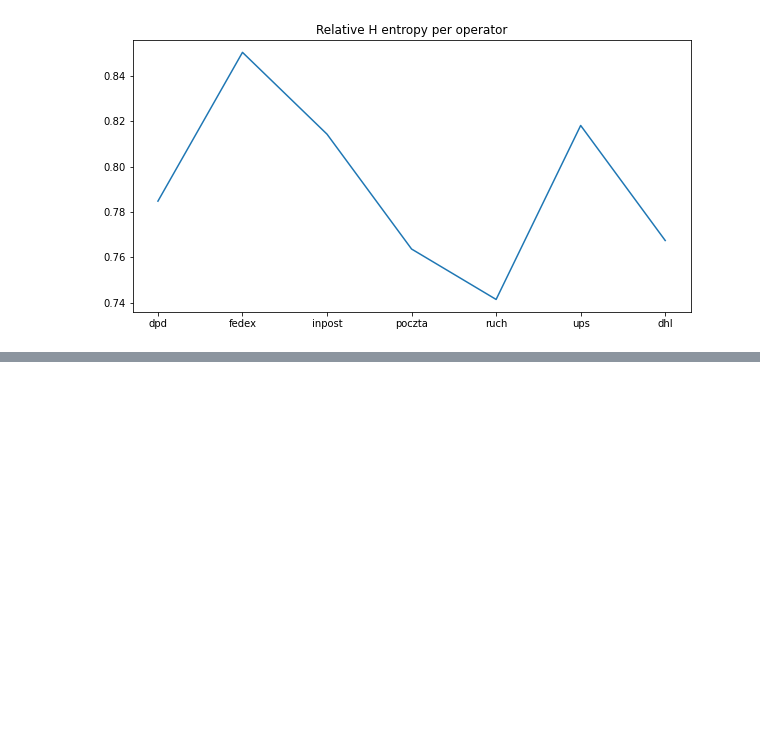
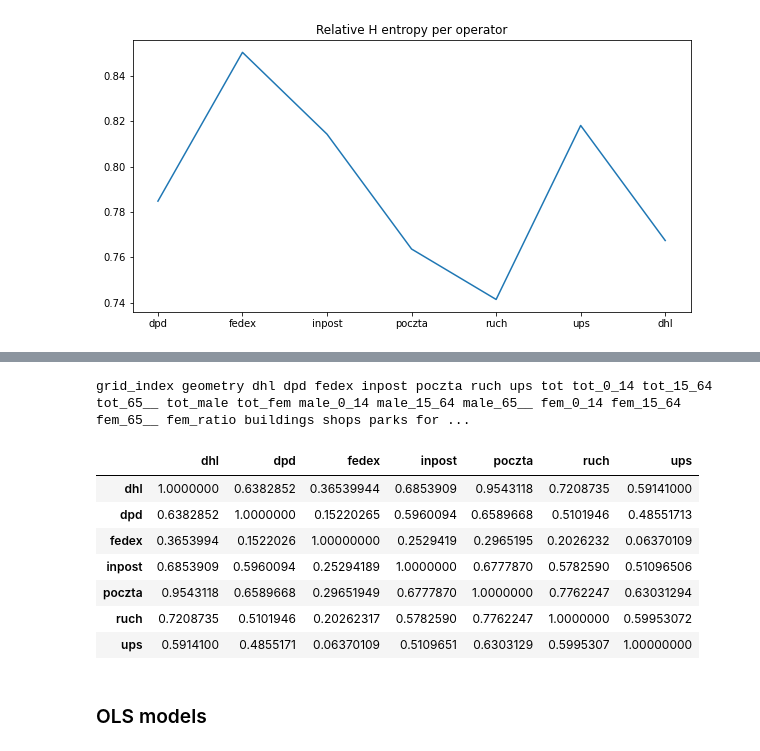
Before and after one commit to michaelwozniak/spatial_econometric_project, a Jupyter notebook: paper/blog_post.ipynb, the cells around one changed output, grey strips where cells are left out. Saved outputs shown, nothing was run; the diff lists cells and outputs as text; code cells hidden in the pictures; blank space fills up the shorter version.

```diff
--- a/paper/blog_post.ipynb
+++ b/paper/blog_post.ipynb
@@ -441,0 +933,6 @@ spatial_seda(df_krakow, "powiat Kraków", 4)
+# %%
+df <- readOGR("../datasets/preprocessed_data/df_krakow.shp")
+df_data <- read.csv("../datasets/preprocessed_data/df_krakow.csv")
+df <- spTransform(df, CRS("+proj=longlat +ellps=GRS80 +no_defs"))
+df.cont.nb <- poly2nb(as(df, "SpatialPolygons"), queen=TRUE) #QUEEN but ROOK was tried!
+df.cont.listw <- nb2listw(df.cont.nb, style="W")
@@ -441,0 +945,15 @@ spatial_seda(df_krakow, "powiat Kraków", 4)
+# %%
+cat(colnames(df_data))
+# %% [output]
+grid_index geometry dhl dpd fedex inpost poczta ruch ups tot tot_0_14 tot_15_64 tot_65__ tot_male tot_fem male_0_14 male_15_64 male_65__ fem_0_14 fem_15_64 fem_65__ fem_ratio buildings shops parks for ...
+# %%
+stats::cor(df_data %>% select('dhl', 'dpd', 'fedex', 'inpost', 'poczta', 'ruch', 'ups'))
+# %% [output]
+|  | dhl | dpd | fedex | inpost | poczta | ruch | ups |
+| dhl | 1.0000000 | 0.6382852 | 0.36539944 | 0.6853909 | 0.9543118 | 0.7208735 | 0.59141000 |
+| dpd | 0.6382852 | 1.0000000 | 0.15220265 | 0.5960094 | 0.6589668 | 0.5101946 | 0.48551713 |
+| fedex | 0.3653994 | 0.1522026 | 1.00000000 | 0.2529419 | 0.2965195 | 0.2026232 | 0.06370109 |
+| inpost | 0.6853909 | 0.5960094 | 0.25294189 | 1.0000000 | 0.6777870 | 0.5782590 | 0.51096506 |
+| poczta | 0.9543118 | 0.6589668 | 0.29651949 | 0.6777870 | 1.0000000 | 0.7762247 | 0.63031294 |
+| ruch | 0.7208735 | 0.5101946 | 0.20262317 | 0.5782590 | 0.7762247 | 1.0000000 | 0.59953072 |
+| ups | 0.5914100 | 0.4855171 | 0.06370109 | 0.5109651 | 0.6303129 | 0.5995307 | 1.00000000 |
@@ -441,0 +972,2 @@ spatial_seda(df_krakow, "powiat Kraków", 4)
+# %% [markdown]
+### OLS models
```
Also changed, not shown: parts of 66 cells of this notebook, 1 other file.
